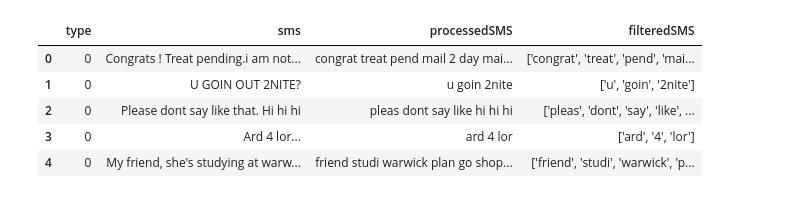
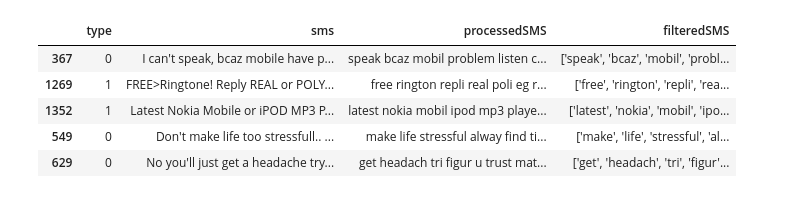
Before and after one commit to AzwadShameem/Spam_Classifier, a Jupyter notebook: sklearn_vector.ipynb, the cells around one changed output. Drawn from its saved outputs; the diff is of its cells as text; code cells hidden in the pictures.

```diff
--- a/sklearn_vector.ipynb
+++ b/sklearn_vector.ipynb
@@ -8,11 +14,11 @@ from sklearn.metrics import classification_report
 # %%
-df = pd.read_csv("undersampled_spam.csv", encoding='latin')
+df = pd.read_csv("undersampled_spam.csv", encoding="latin")
 df = df.drop(columns=["Unnamed: 0"])
-df.head()
+df.sample(5)
 # %% [output]
 |  | type | sms | processedSMS | filteredSMS |
-| 0 | 0 | Congrats ! Treat pending.i am not... | congrat treat pend mail 2 day mai... | ['congrat', 'treat', 'pend', 'mai... |
-| 1 | 0 | U GOIN OUT 2NITE? | u goin 2nite | ['u', 'goin', '2nite'] |
-| 2 | 0 | Please dont say like that. Hi hi hi | pleas dont say like hi hi hi | ['pleas', 'dont', 'say', 'like', ... |
-| 3 | 0 | Ard 4 lor... | ard 4 lor | ['ard', '4', 'lor'] |
-| 4 | 0 | My friend, she's studying at warw... | friend studi warwick plan go shop... | ['friend', 'studi', 'warwick', 'p... |
+| 367 | 0 | I can't speak, bcaz mobile have p... | speak bcaz mobil problem listen c... | ['speak', 'bcaz', 'mobil', 'probl... |
+| 1269 | 1 | FREE>Ringtone! Reply REAL or POLY... | free rington repli real poli eg r... | ['free', 'rington', 'repli', 'rea... |
+| 1352 | 1 | Latest Nokia Mobile or iPOD MP3 P... | latest nokia mobil ipod mp3 playe... | ['latest', 'nokia', 'mobil', 'ipo... |
+| 549 | 0 | Don't make life too stressfull.. ... | make life stressful alway find ti... | ['make', 'life', 'stressful', 'al... |
+| 629 | 0 | No you'll just get a headache try... | get headach tri figur u trust mat... | ['get', 'headach', 'tri', 'figur'... |
```
Also changed, not shown: parts of 15 cells of this notebook, 5 other files.
